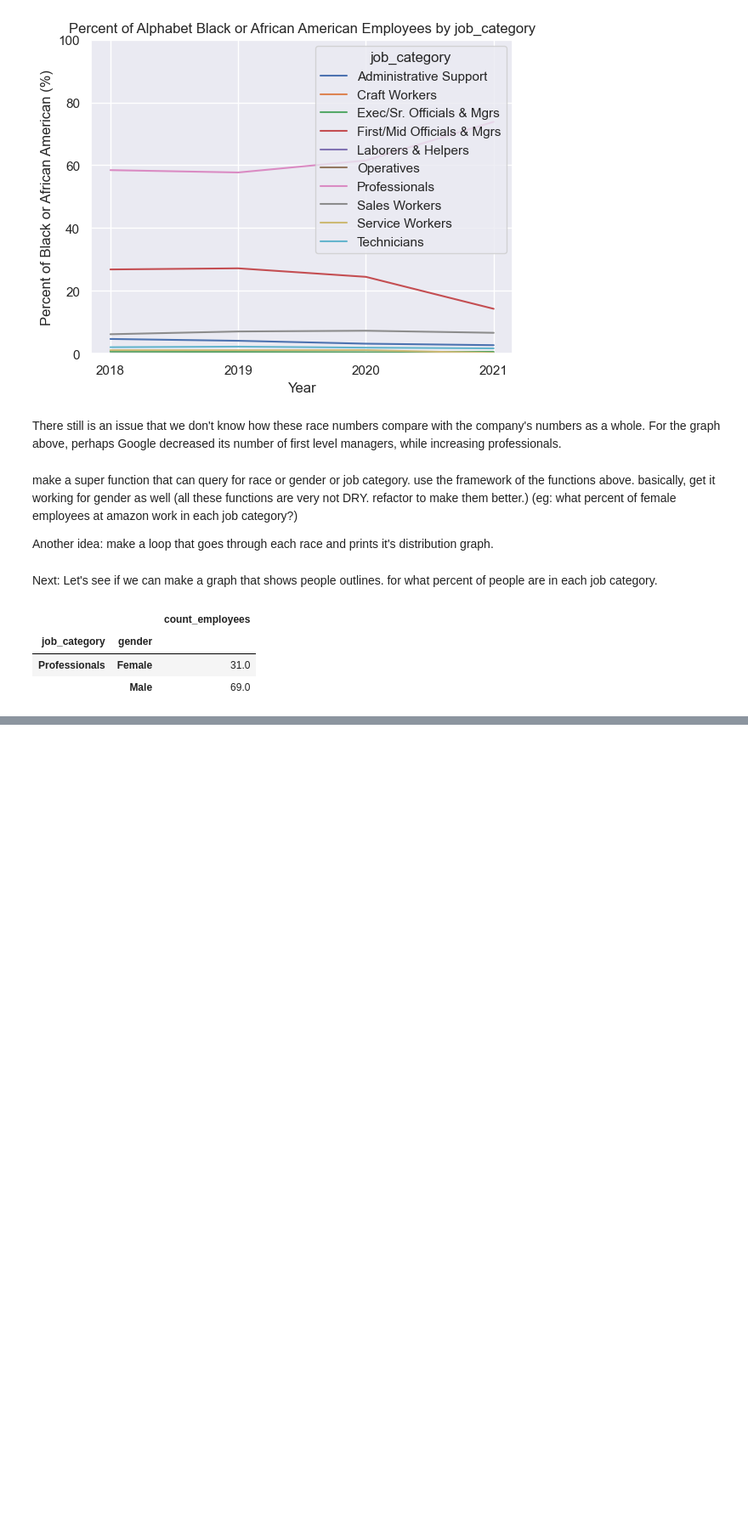
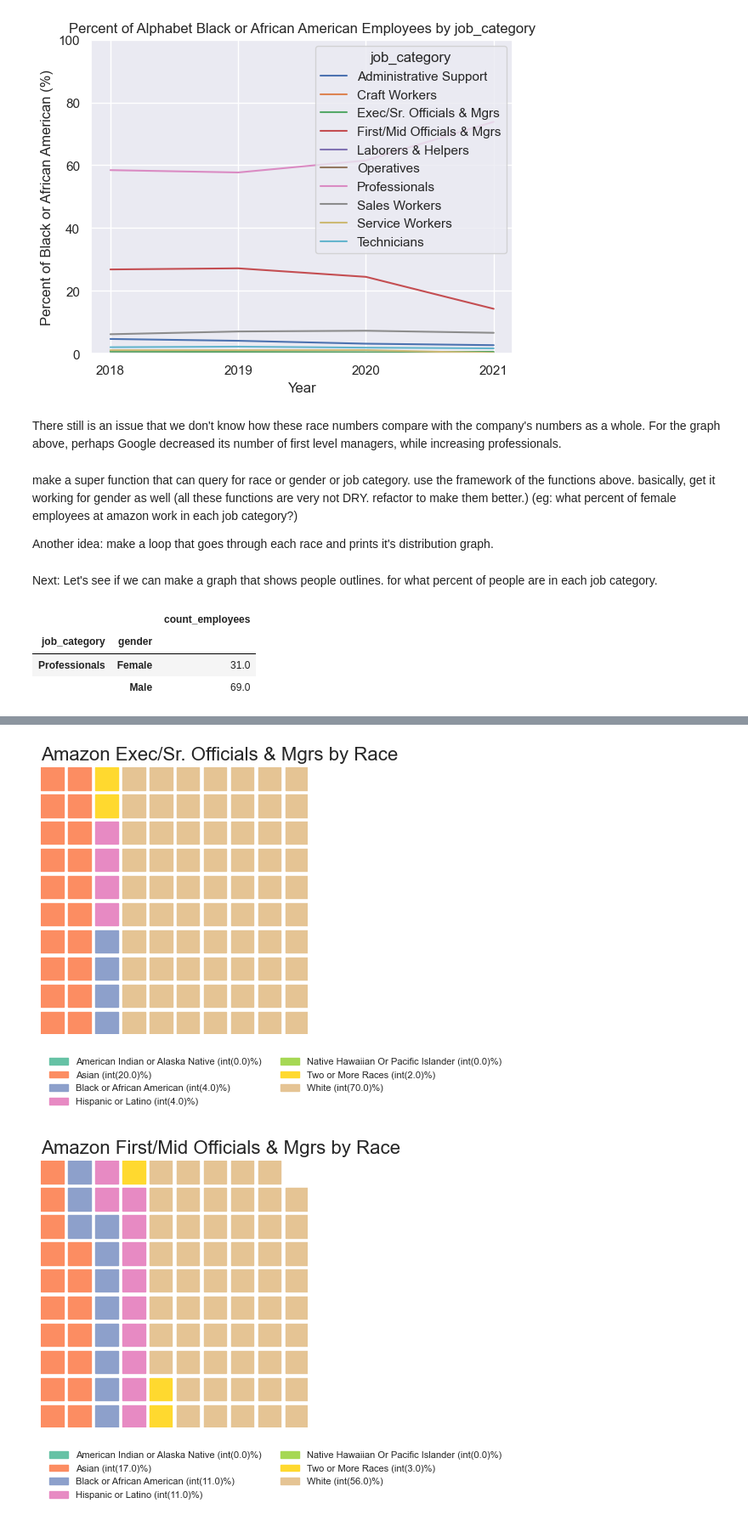
Before and after one commit to theLP100/dataVisualizations, a Jupyter notebook: Visualizations.ipynb, the cells around one changed output, grey strips where cells are left out. Shown at 85% size. Cells and saved outputs as stored; diff of their text form; code cells hidden in the pictures; blank space fills up the shorter version.

```diff
--- a/Visualizations.ipynb
+++ b/Visualizations.ipynb
@@ -297,0 +394,38 @@ amz_gender_data['amz_Tech_gender']
+# %%
+#manually copying to do it for race (for now, I'll try to make DRY later)
+def make_race_waffle_fig(perc_data, job, file_name, company = "Amazon", sortBy1 = 'job_category', sortBy2 = 'race' ):
+
+    race_fig = plt.figure(
+        FigureClass=Waffle,
+        rows = 10,
+        columns = 10,
+        values = perc_data,
+        # labels=list(amz_tech_gender.index),
+        # legend={'loc': 'upper left', 'bbox_to_anchor':(1,1)},
+        title={'label': str(company) + " " + str(job)+ " by Race",
+        'loc': 'left',
+        'fontdict': {
+            'fontsize': 16
+        }
+        },
+        labels = [f"{k[1]} (int({v})%)" for k, v in perc_data.items()],
+        legend={
+            'loc': 'lower left',
+            'bbox_to_anchor': (0, -.30),
+            #'ncol': len(perc_data),
+            'ncol': 2,
+            'framealpha': 0,
+            'fontsize': 8
+        }
+    )
+    race_fig.savefig(str(file_name) + ".png", bbox_inches="tight")
+# %%
+#doing for race:
+for file_name, val_dict in amz_race_data.items():
+    job = val_dict['job']
+    data = val_dict['data']['count_employees']
+    make_race_waffle_fig(data, job, file_name)
+    #print(f"made waffle fig")
+# %% [output]
+[figure, added]
+[figure, added]
```
Also changed, not shown: parts of 12 cells of this notebook, 26 other files.
